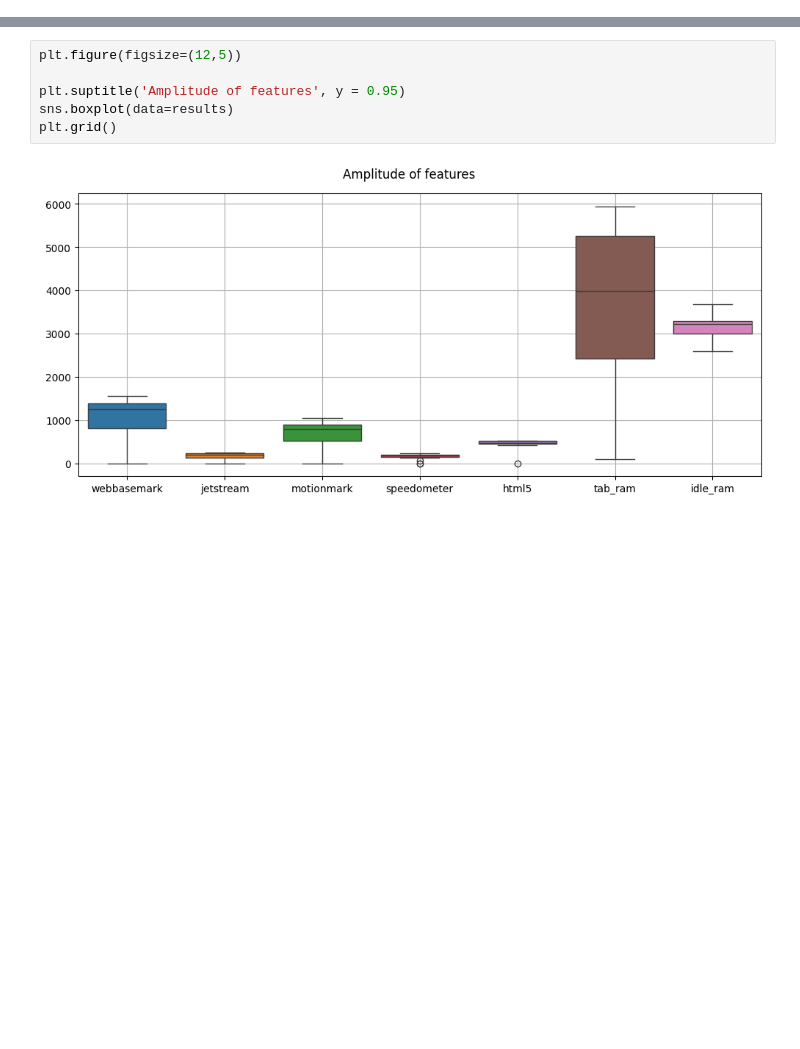
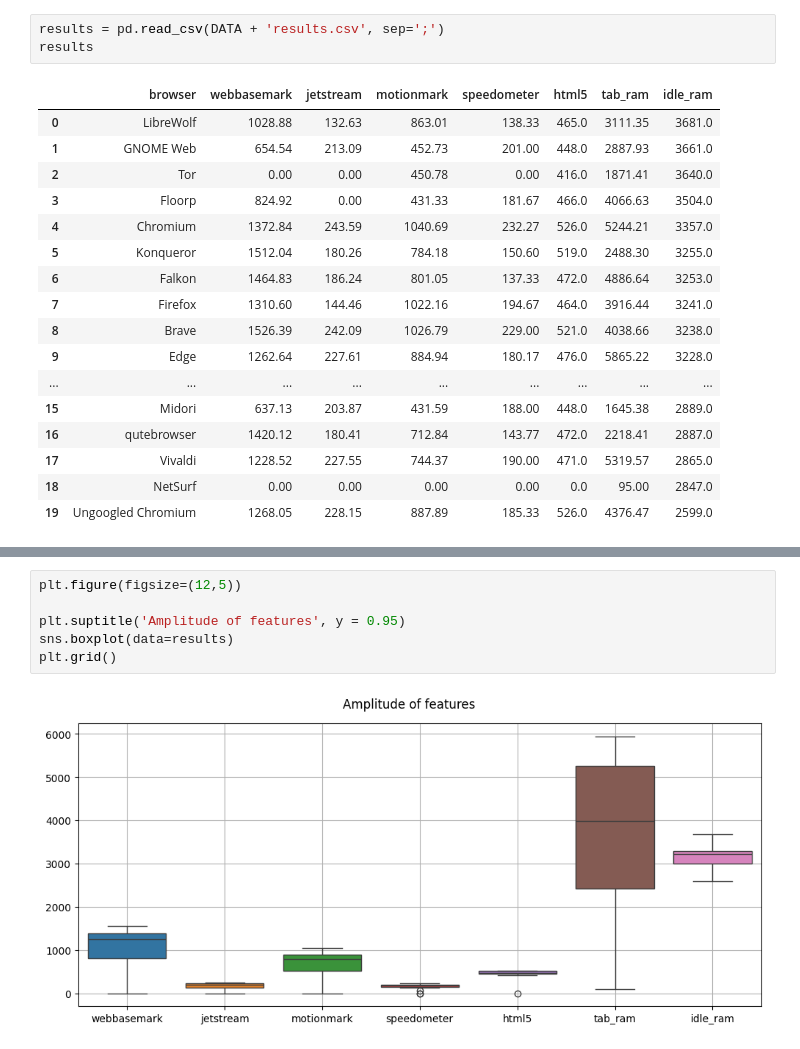
Before and after one commit to da-luz/browserbench, a Jupyter notebook: theCode.ipynb, the cells around one changed output, grey strips where cells are left out. Drawn from its saved outputs; the diff is of its cells as text; blank space fills up the shorter version.

```diff
--- a/theCode.ipynb
+++ b/theCode.ipynb
@@ -58,0 +30,21 @@ results
+# %%
+results = pd.read_csv(DATA + 'results.csv', sep=';')
+results
+# %% [output]
+|  | browser | webbasemark | jetstream | motionmark | speedometer | html5 | tab_ram | idle_ram |
+| 0 | LibreWolf | 1028.88 | 132.63 | 863.01 | 138.33 | 465.0 | 3111.35 | 3681.0 |
+| 1 | GNOME Web | 654.54 | 213.09 | 452.73 | 201.00 | 448.0 | 2887.93 | 3661.0 |
+| 2 | Tor | 0.00 | 0.00 | 450.78 | 0.00 | 416.0 | 1871.41 | 3640.0 |
+| 3 | Floorp | 824.92 | 0.00 | 431.33 | 181.67 | 466.0 | 4066.63 | 3504.0 |
+| 4 | Chromium | 1372.84 | 243.59 | 1040.69 | 232.27 | 526.0 | 5244.21 | 3357.0 |
+| 5 | Konqueror | 1512.04 | 180.26 | 784.18 | 150.60 | 519.0 | 2488.30 | 3255.0 |
+| 6 | Falkon | 1464.83 | 186.24 | 801.05 | 137.33 | 472.0 | 4886.64 | 3253.0 |
+| 7 | Firefox | 1310.60 | 144.46 | 1022.16 | 194.67 | 464.0 | 3916.44 | 3241.0 |
+| 8 | Brave | 1526.39 | 242.09 | 1026.79 | 229.00 | 521.0 | 4038.66 | 3238.0 |
+| 9 | Edge | 1262.64 | 227.61 | 884.94 | 180.17 | 476.0 | 5865.22 | 3228.0 |
+| ... | ... | ... | ... | ... | ... | ... | ... | ... |
+| 15 | Midori | 637.13 | 203.87 | 431.59 | 188.00 | 448.0 | 1645.38 | 2889.0 |
+| 16 | qutebrowser | 1420.12 | 180.41 | 712.84 | 143.77 | 472.0 | 2218.41 | 2887.0 |
+| 17 | Vivaldi | 1228.52 | 227.55 | 744.37 | 190.00 | 471.0 | 5319.57 | 2865.0 |
+| 18 | NetSurf | 0.00 | 0.00 | 0.00 | 0.00 | 0.0 | 95.00 | 2847.0 |
+| 19 | Ungoogled Chromium | 1268.05 | 228.15 | 887.89 | 185.33 | 526.0 | 4376.47 | 2599.0 |
```
Also changed, not shown: parts of 31 cells of this notebook, 7 other files.
